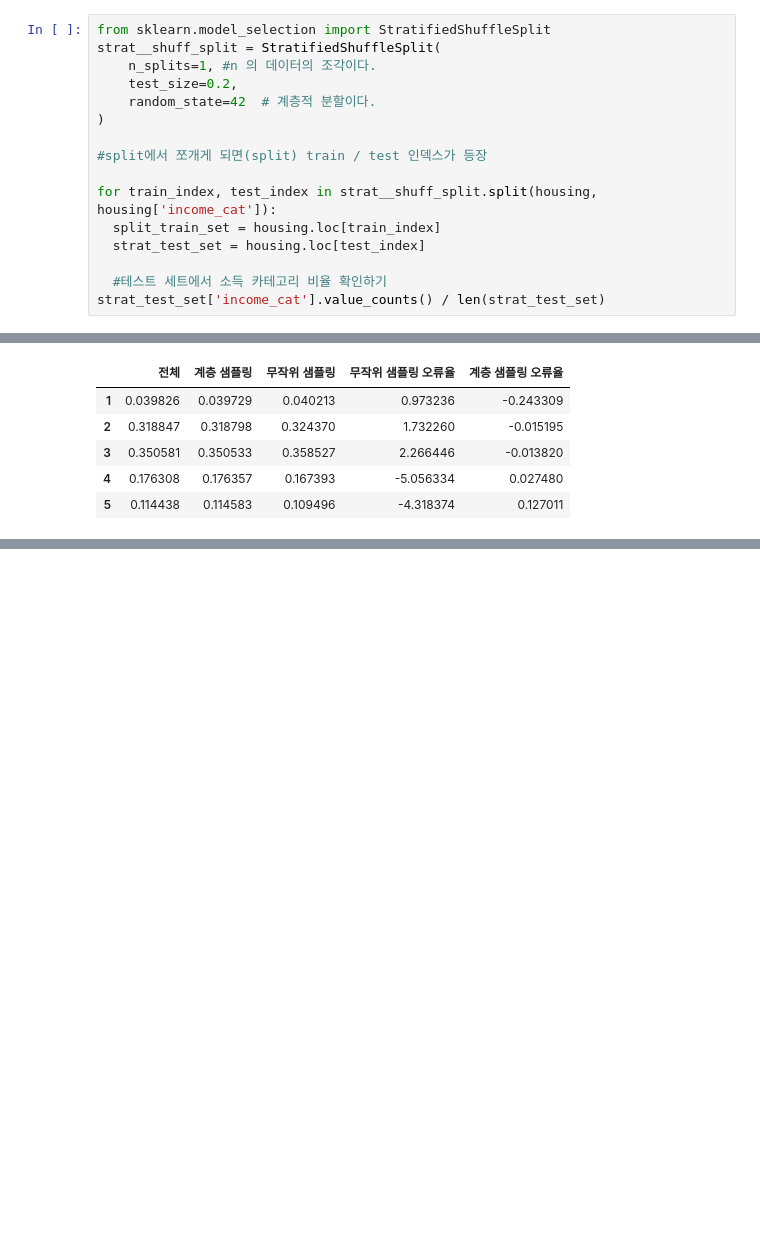
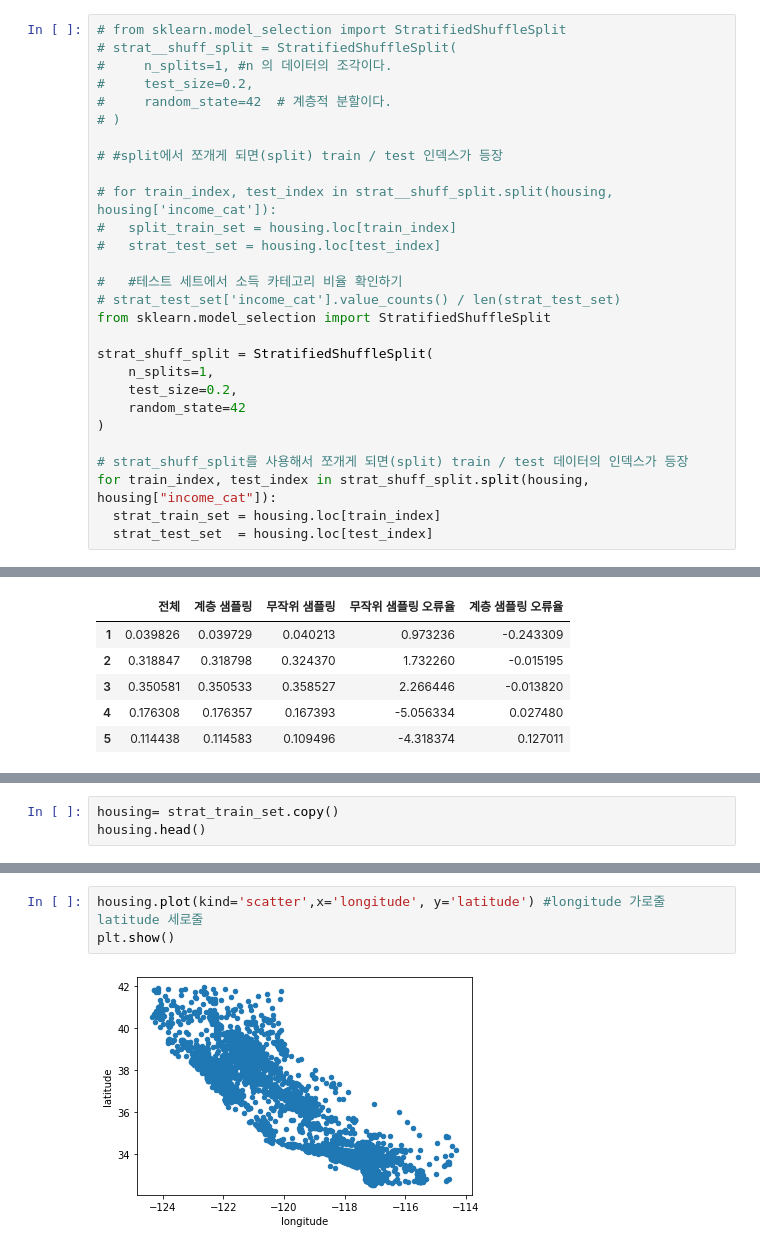
Before and after one commit to rhqtmfajfl/python-study, a Jupyter notebook: rhqtmfajfl/python-study/colab/0607_머신러닝을_위한_데이터_분석.ipynb, the cells around one changed output, grey strips where cells are left out. Saved outputs shown, nothing was run; the diff lists cells and outputs as text; blank space fills up the shorter version.

```diff
--- a/rhqtmfajfl/python-study/colab/0607_머신러닝을_위한_데이터_분석.ipynb
+++ b/rhqtmfajfl/python-study/colab/0607_머신러닝을_위한_데이터_분석.ipynb
@@ -350,18 +353,30 @@ plt.show()
 # %% [markdown]
 ## 사이킷런의 StratifiedShuffleSplit을 활용하여 섞기+계층별 스플릿까지
 # %%
+# from sklearn.model_selection import StratifiedShuffleSplit
+# strat__shuff_split = StratifiedShuffleSplit(
+#     n_splits=1, #n 의 데이터의 조각이다.
+#     test_size=0.2,
+#     random_state=42  # 계층적 분할이다.
+# )
+
+# #split에서 쪼개게 되면(split) train / test 인덱스가 등장
+
+# for train_index, test_index in strat__shuff_split.split(housing, housing['income_cat']):
+#   split_train_set = housing.loc[train_index]
+#   strat_test_set = housing.loc[test_index]
+
+#   #테스트 세트에서 소득 카테고리 비율 확인하기
+# strat_test_set['income_cat'].value_counts() / len(strat_test_set)
 from sklearn.model_selection import StratifiedShuffleSplit
-strat__shuff_split = StratifiedShuffleSplit(
-    n_splits=1, #n 의 데이터의 조각이다.
+
+strat_shuff_split = StratifiedShuffleSplit(
+    n_splits=1,
     test_size=0.2,
-    random_state=42  # 계층적 분할이다.
+    random_state=42
 )
 
-#split에서 쪼개게 되면(split) train / test 인덱스가 등장
-
-for train_index, test_index in strat__shuff_split.split(housing, housing['income_cat']):
-  split_train_set = housing.loc[train_index]
-  strat_test_set = housing.loc[test_index]
-
-  #테스트 세트에서 소득 카테고리 비율 확인하기
-strat_test_set['income_cat'].value_counts() / len(strat_test_set)
+# strat_shuff_split를 사용해서 쪼개게 되면(split) train / test 데이터의 인덱스가 등장
+for train_index, test_index in strat_shuff_split.split(housing, housing["income_cat"]):
+  strat_train_set = housing.loc[train_index]
+  strat_test_set  = housing.loc[test_index]
@@ -403,0 +440,3 @@ compare_props
+# %%
+housing= strat_train_set.copy()
+housing.head()
@@ -403,0 +450,5 @@ compare_props
+# %%
+housing.plot(kind='scatter',x='longitude', y='latitude') #longitude 가로줄 latitude 세로줄
+plt.show()
+# %% [output]
+[figure, added]
```
Also changed, not shown: parts of 75 cells of this notebook.
